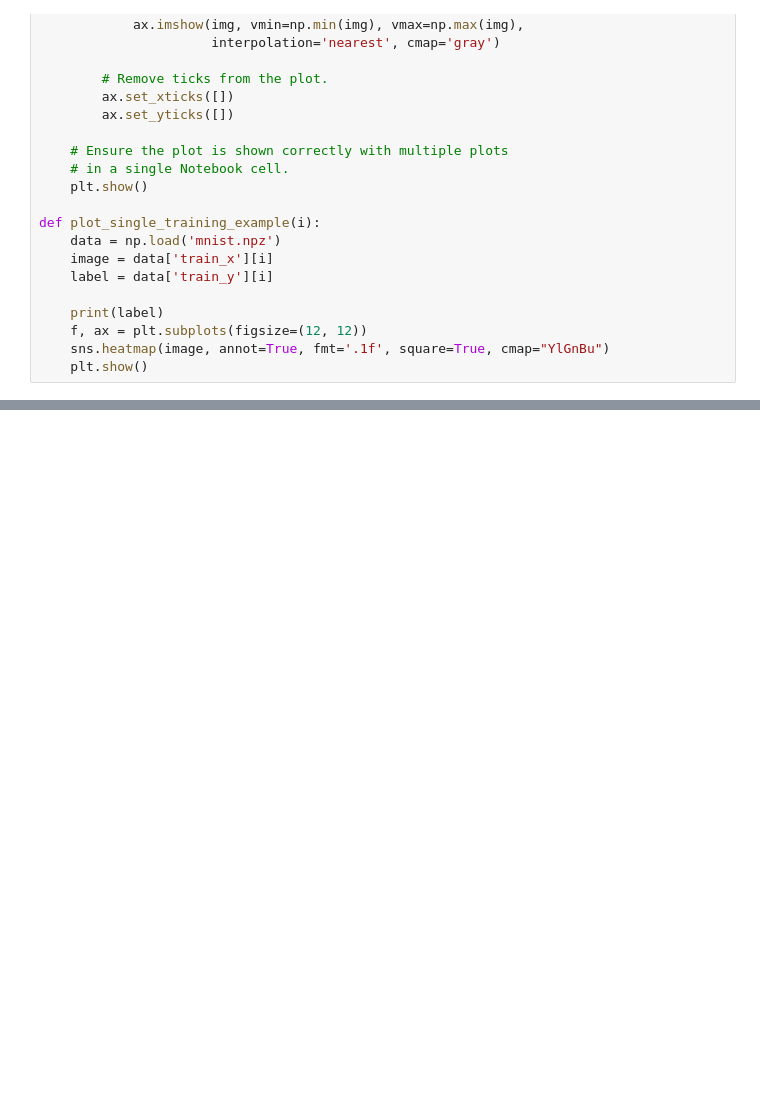
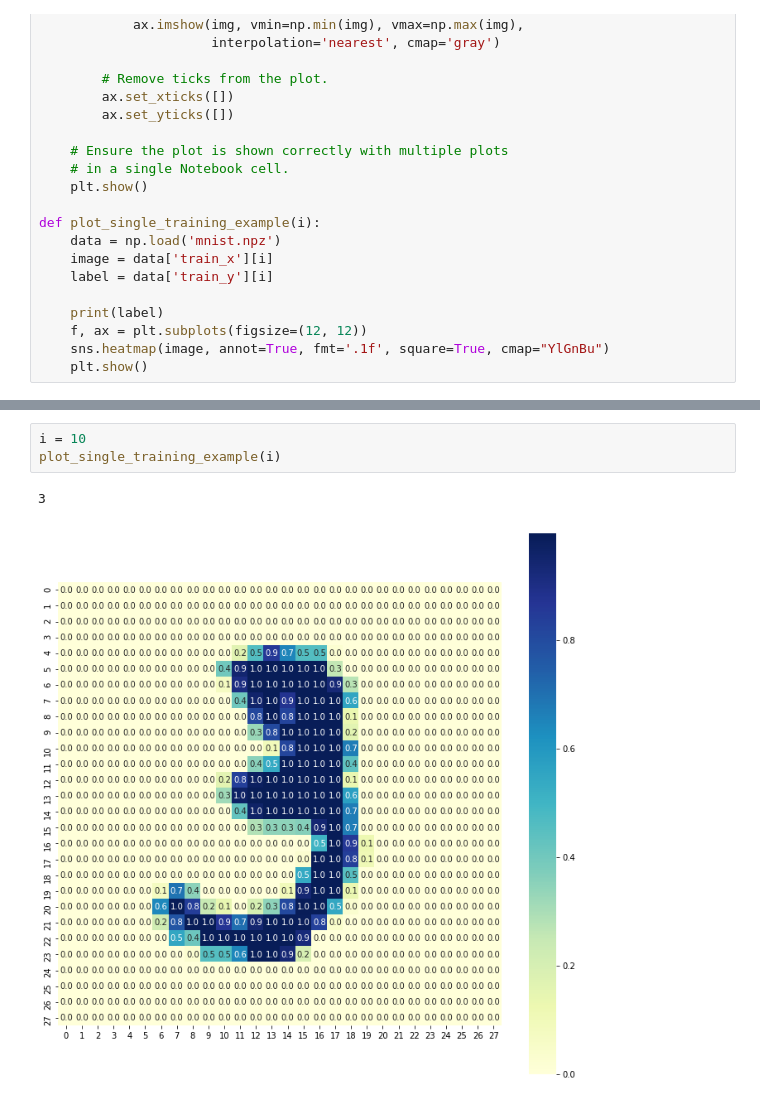
Before and after one commit to Wjh70301/AGB, a Jupyter notebook: csc421_mnist_demo.ipynb, the cells around one changed output, grey strips where cells are left out. Saved outputs shown, nothing was run; the diff lists cells and outputs as text; blank space fills up the shorter version.

```diff
--- a/csc421_mnist_demo.ipynb
+++ b/csc421_mnist_demo.ipynb
@@ -92,0 +135,6 @@ def plot_single_training_example(i):
+# %%
+i = 10
+plot_single_training_example(i)
+# %% [output]
+3
+[figure, added]
```
Also changed, not shown: parts of 4 cells of this notebook.
